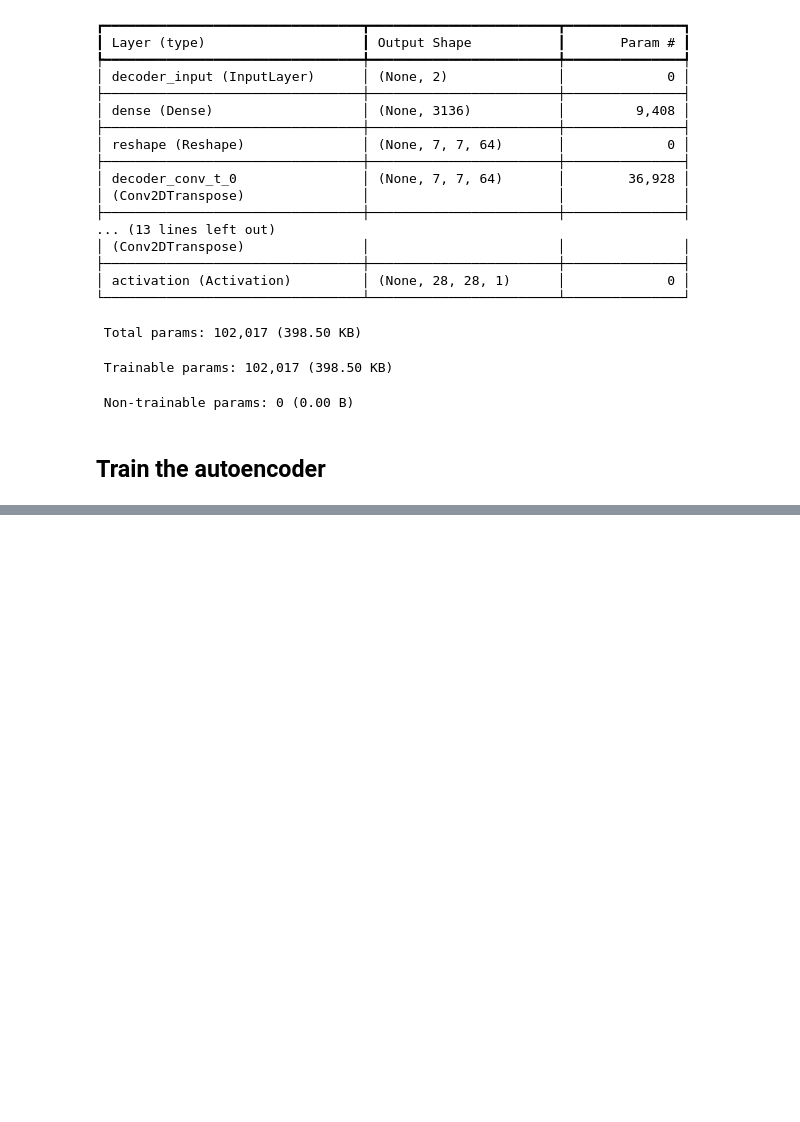
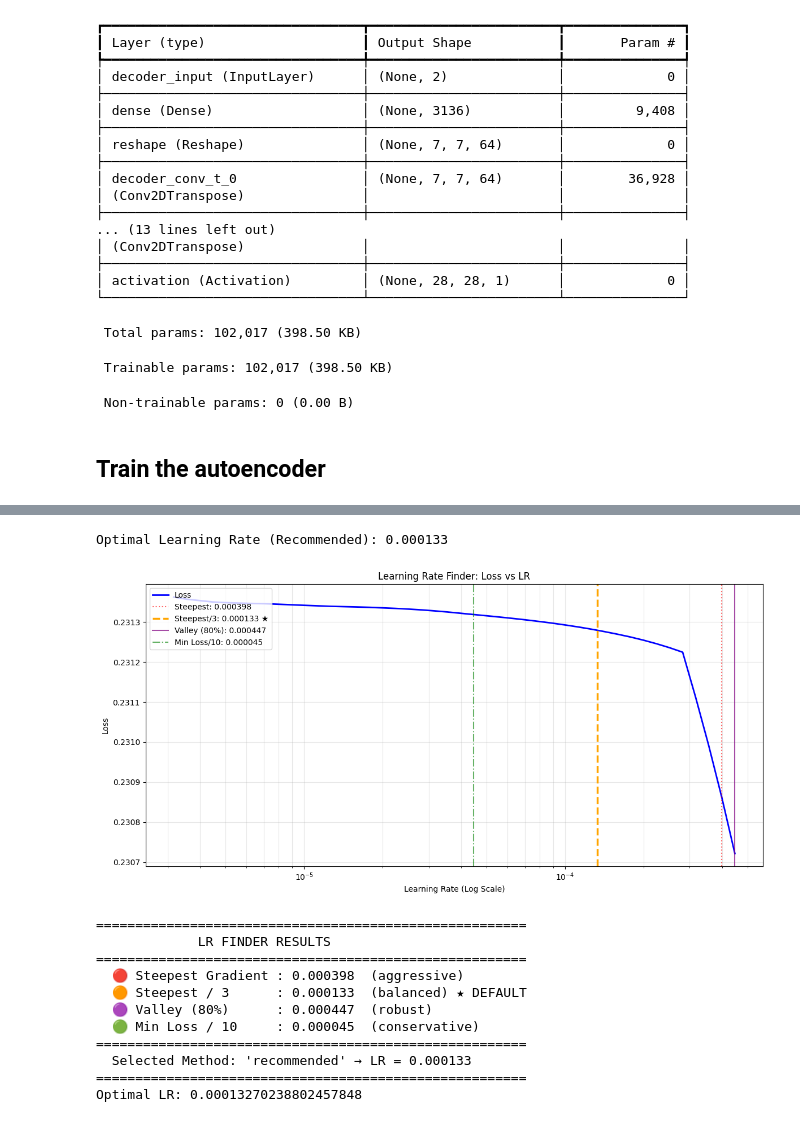
Before and after one commit to cataluna84/Generative_Deep_Learning, a Jupyter notebook: v1/notebooks/03_01_autoencoder_train.ipynb, the cells around one changed output, grey strips where cells are left out. Drawn from its saved outputs; the diff is of its cells as text; code cells hidden in the pictures; blank space fills up the shorter version.

```diff
--- a/v1/notebooks/03_01_autoencoder_train.ipynb
+++ b/v1/notebooks/03_01_autoencoder_train.ipynb
@@ -14,17 +55,2 @@ from models.AE import Autoencoder
 # %% [markdown]
 ## Set parameters
-# %%
-# run params
-SECTION = 'vae'
-RUN_ID = '0001'
-DATA_NAME = 'digits'
-RUN_FOLDER = 'run/{}/'.format(SECTION)
-RUN_FOLDER += '_'.join([RUN_ID, DATA_NAME])
-
-if not os.path.exists(RUN_FOLDER):
-    os.makedirs(RUN_FOLDER, exist_ok=True)
-    os.makedirs(os.path.join(RUN_FOLDER, 'viz'))
-    os.makedirs(os.path.join(RUN_FOLDER, 'images'))
-    os.makedirs(os.path.join(RUN_FOLDER, 'weights'))
-
-MODE =  'build' #'load' #
@@ -106,7 +151,31 @@ Model: "functional_1"
  Non-trainable params: 0 (0.00 B)
 # %% [markdown]
 ## Train the autoencoder
-# %%
-LEARNING_RATE = 0.0005
-BATCH_SIZE = 64
-INITIAL_EPOCH = 0
+# %%
+# Learning Rate Finder
+
+# Clone the model to avoid pre-training the actual model
+lr_model = tf.keras.models.clone_model(AE.model)
+
+# Define reconstruction loss locally as expected by LRFinder/Keras
+def r_loss_lr(y_true, y_pred):
+    return K.mean(K.square(y_true - y_pred), axis=[1, 2, 3])
+
+lr_opt = Adam(learning_rate=1e-6)
+lr_model.compile(loss=r_loss_lr, optimizer=lr_opt)
+
+lr_finder = LRFinder(min_lr=1e-6, max_lr=1e-1, steps=100)
+lr_model.fit(x_train, x_train,
+             batch_size=BATCH_SIZE,
+             steps_per_epoch=50,
+             epochs=2,
+             callbacks=[lr_finder],
+             verbose=0)
+
+lr_finder.plot_loss()
+optimal_lr = lr_finder.get_optimal_lr()
+print(f"Optimal LR: {optimal_lr}")
+
+# Update W&B
+wandb.config.update({"learning_rate": optimal_lr})
+# %% [output]
@@ -113 +191,14 @@ INITIAL_EPOCH = 0
+Optimal Learning Rate (Recommended): 0.000133
+[figure, added]
+=======================================================
+             LR FINDER RESULTS
+=======================================================
+  🔴 Steepest Gradient : 0.000398  (aggressive)
+  🟠 Steepest / 3      : 0.000133  (balanced) ★ DEFAULT
+  🟣 Valley (80%)      : 0.000447  (robust)
+  🟢 Min Loss / 10     : 0.000045  (conservative)
+=======================================================
+  Selected Method: 'recommended' → LR = 0.000133
+=======================================================
+Optimal LR: 0.00013270238802457848
 # %%
```
Also changed, not shown: parts of 11 cells of this notebook, 20 other files.
